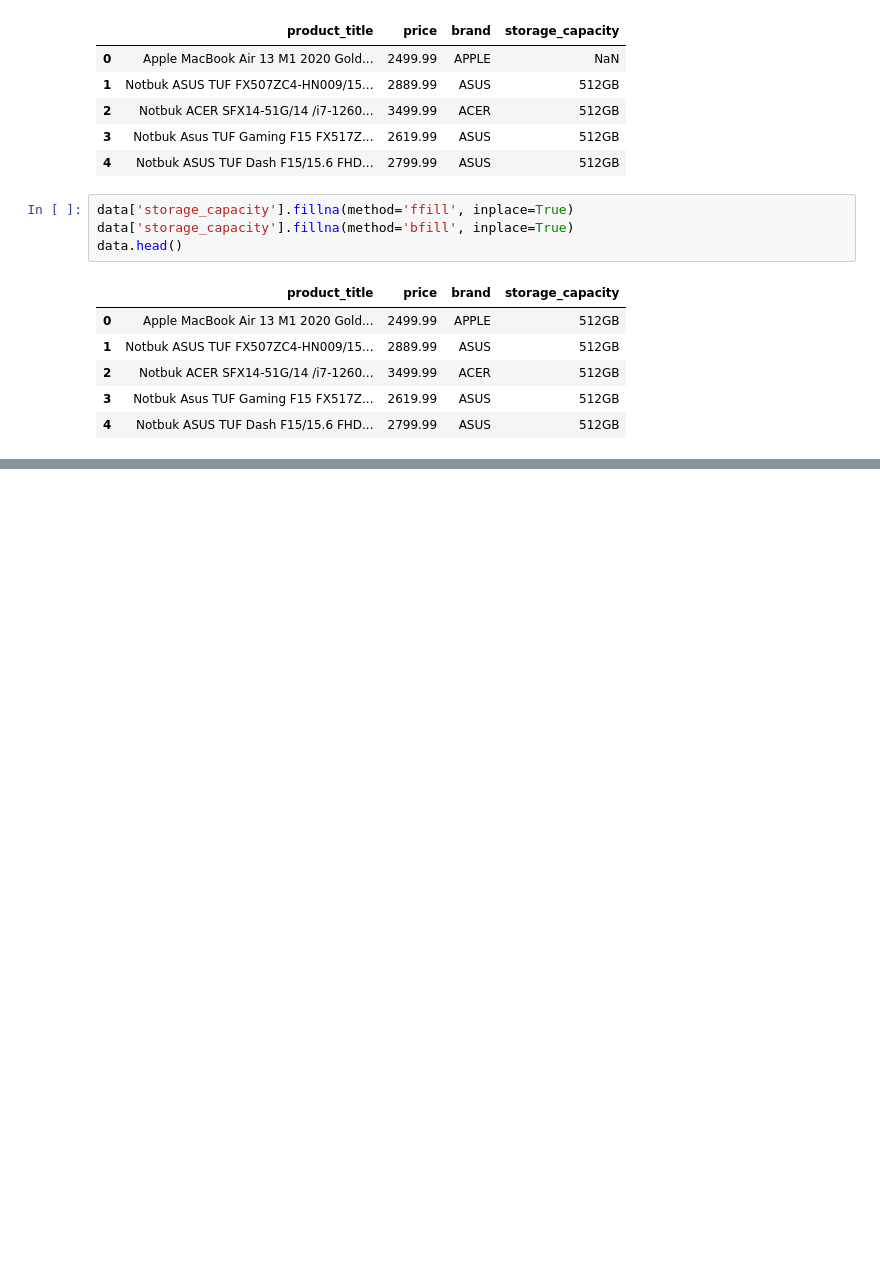
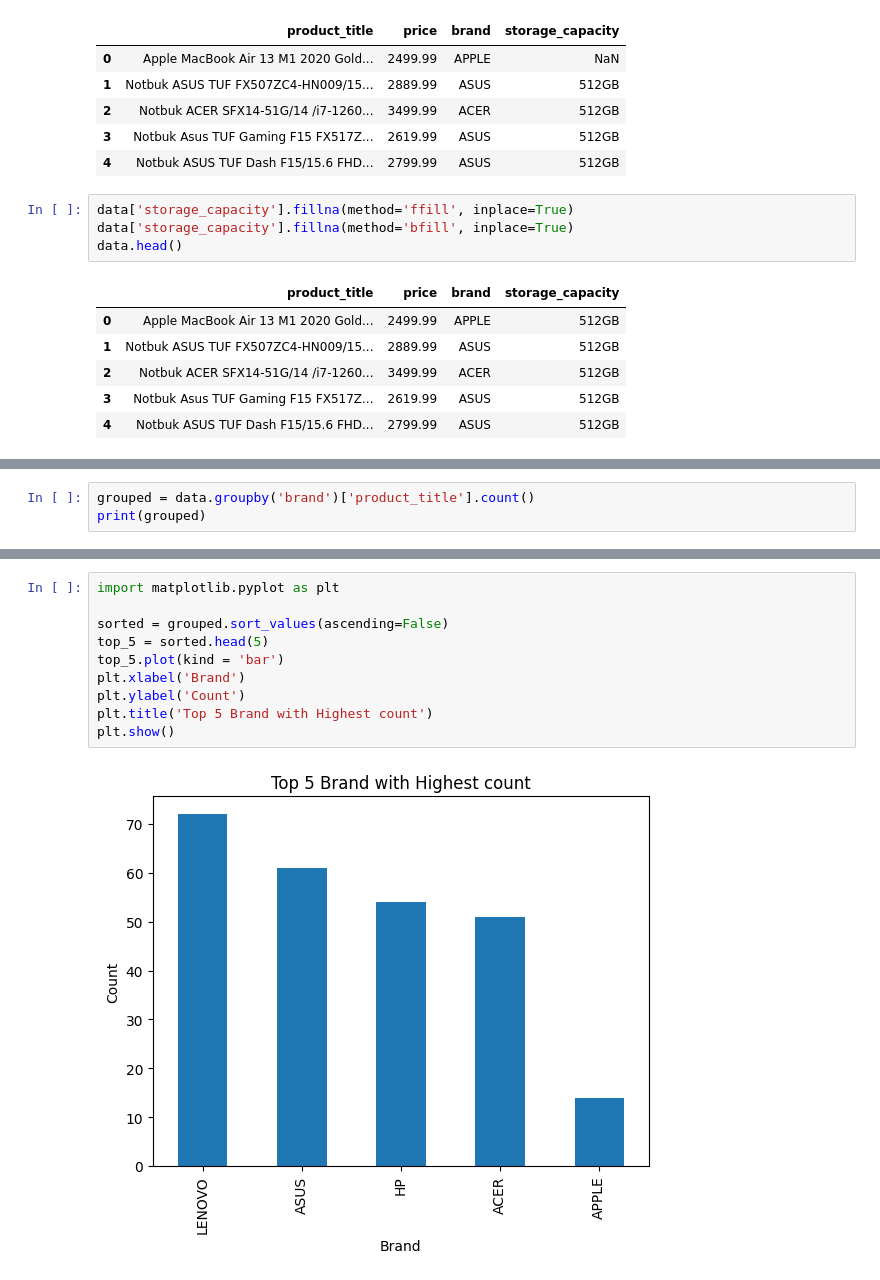
Before and after one commit to ashraf-badalov/web-scraping-projects, a Jupyter notebook: notebook_scraping.ipynb, the cells around one changed output, grey strips where cells are left out. Saved outputs shown, nothing was run; the diff lists cells and outputs as text; blank space fills up the shorter version.

```diff
--- a/notebook_scraping.ipynb
+++ b/notebook_scraping.ipynb
@@ -110,0 +127,3 @@ data.head()
+# %%
+grouped = data.groupby('brand')['product_title'].count()
+print(grouped)
@@ -110,0 +145,12 @@ data.head()
+# %%
+import matplotlib.pyplot as plt
+
+sorted = grouped.sort_values(ascending=False)
+top_5 = sorted.head(5)
+top_5.plot(kind = 'bar')
+plt.xlabel('Brand')
+plt.ylabel('Count')
+plt.title('Top 5 Brand with Highest count')
+plt.show()
+# %% [output]
+[figure, added]
```
Also changed, not shown: parts of 5 cells of this notebook.
